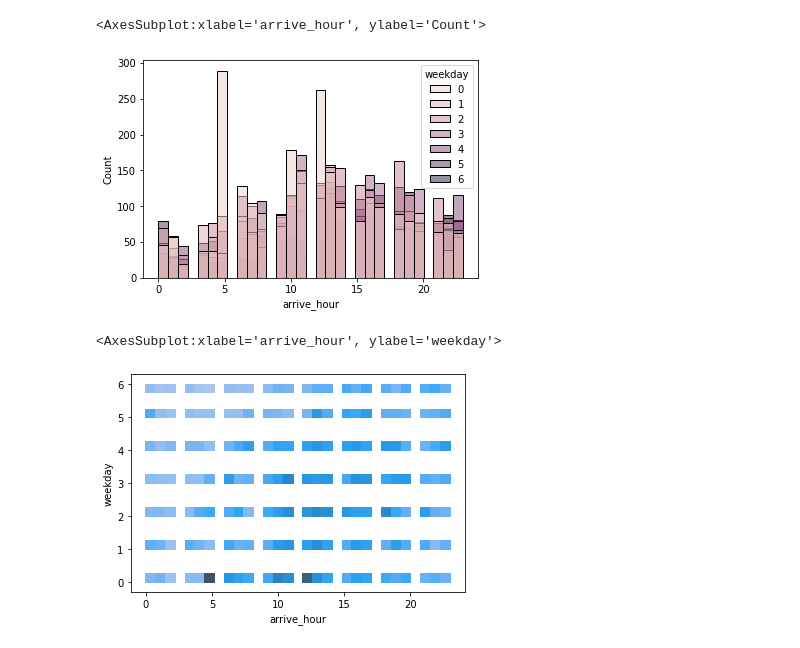
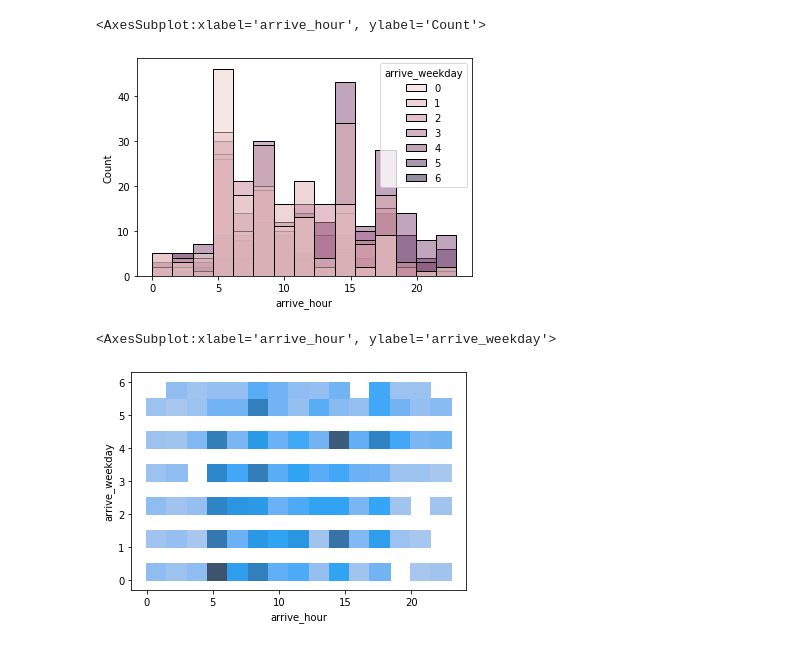
Before and after one commit to julietahocsman/goproject, a Jupyter notebook: notebooks/statistics_per_neighborhood.ipynb, the cells around one changed output. Drawn from its saved outputs; the diff is of its cells as text; code cells hidden in the pictures.

```diff
--- a/notebooks/statistics_per_neighborhood.ipynb
+++ b/notebooks/statistics_per_neighborhood.ipynb
@@ -18,7 +18,9 @@ def preprocess_data(data):
     data.reset_index(level=0, inplace=True)
     data.drop(columns="index")
     data['search_method'] = data['search_method'].convert_dtypes()
-    data = data[data.search_method != 'startup']
+
+    data = data[data.search_method == 'update_time_home']
+
     data.drop(columns='index', inplace=True)
     data['timestamp'] = pd.to_datetime(data['timestamp'], utc=True, errors='coerce')
     data['arrive'] = pd.to_datetime(data['arrive'], utc=True, errors='coerce')
@@ -139,10 +151,10 @@ sns.histplot(data=data, x="arrive_hour", binwidth=1, kde=True)
 # %%
-sns.histplot(data=data, x="arrive_hour", hue="weekday")
+sns.histplot(data=data, x="arrive_hour", hue="arrive_weekday")
 # %% [output]
 <AxesSubplot:xlabel='arrive_hour', ylabel='Count'>
-[figure, old version]
+[figure, new version]
 # %%
-sns.histplot(data=data, x="arrive_hour", y="weekday", legend=True)
+sns.histplot(data=data, x="arrive_hour", y="arrive_weekday", legend=True)
 # %% [output]
-<AxesSubplot:xlabel='arrive_hour', ylabel='weekday'>
+<AxesSubplot:xlabel='arrive_hour', ylabel='arrive_weekday'>
-[figure, old version]
+[figure, new version]
```
Also changed, not shown: parts of 12 cells of this notebook.
